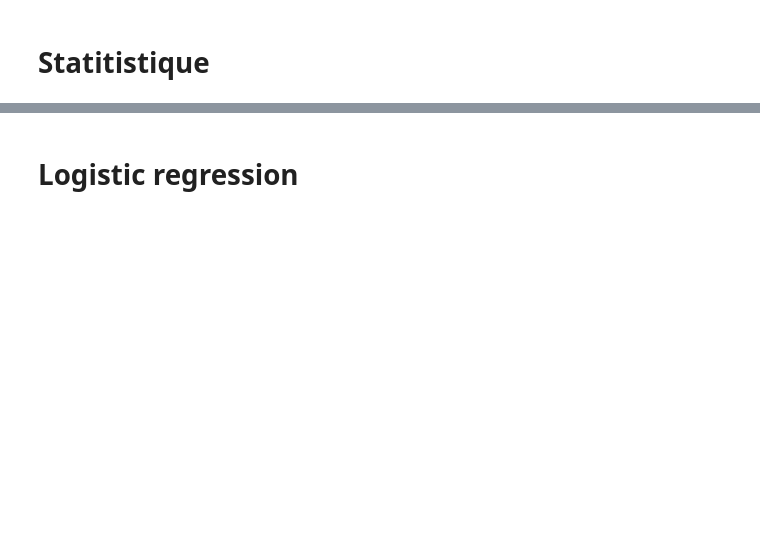
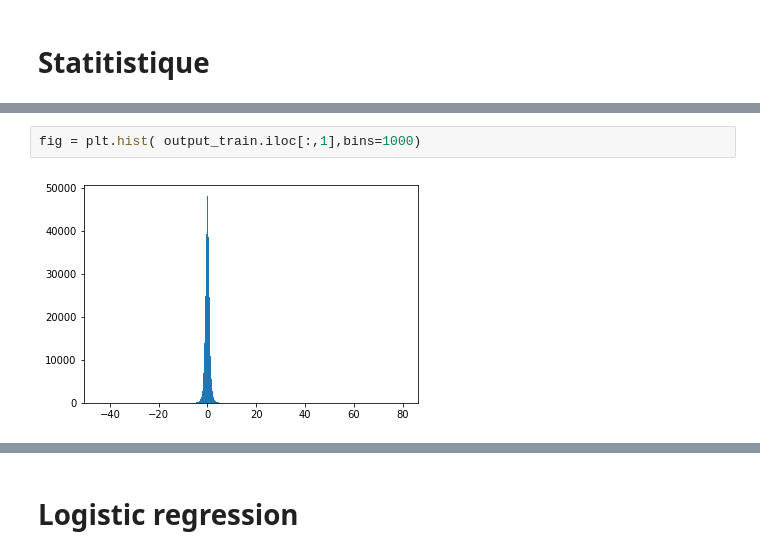
Before and after one commit to jeorme/rapportRCP209, a Jupyter notebook: vol_project.ipynb, the cells around one changed output, grey strips where cells are left out. Cells and saved outputs as stored; diff of their text form; blank space fills up the shorter version.

```diff
--- a/vol_project.ipynb
+++ b/vol_project.ipynb
@@ -214,0 +148,4 @@ prediction send topredictionLinRidge.csv
+# %%
+fig = plt.hist( output_train.iloc[:,1],bins=1000)
+# %% [output]
+[figure, added]
```
Also changed, not shown: parts of 108 cells of this notebook, 5 other files.
